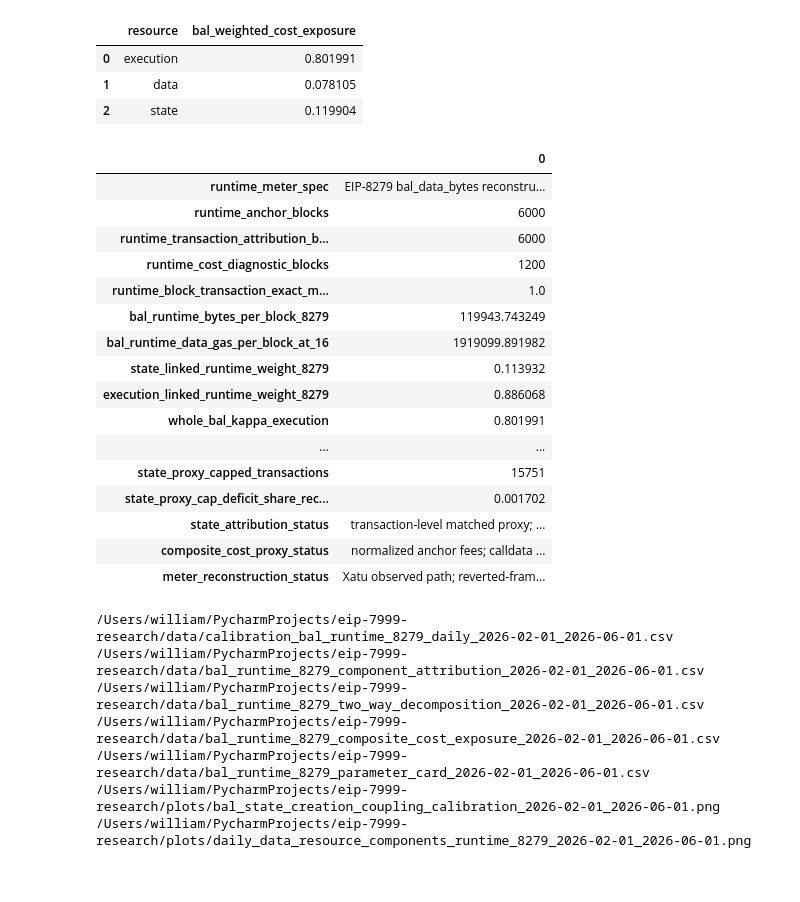
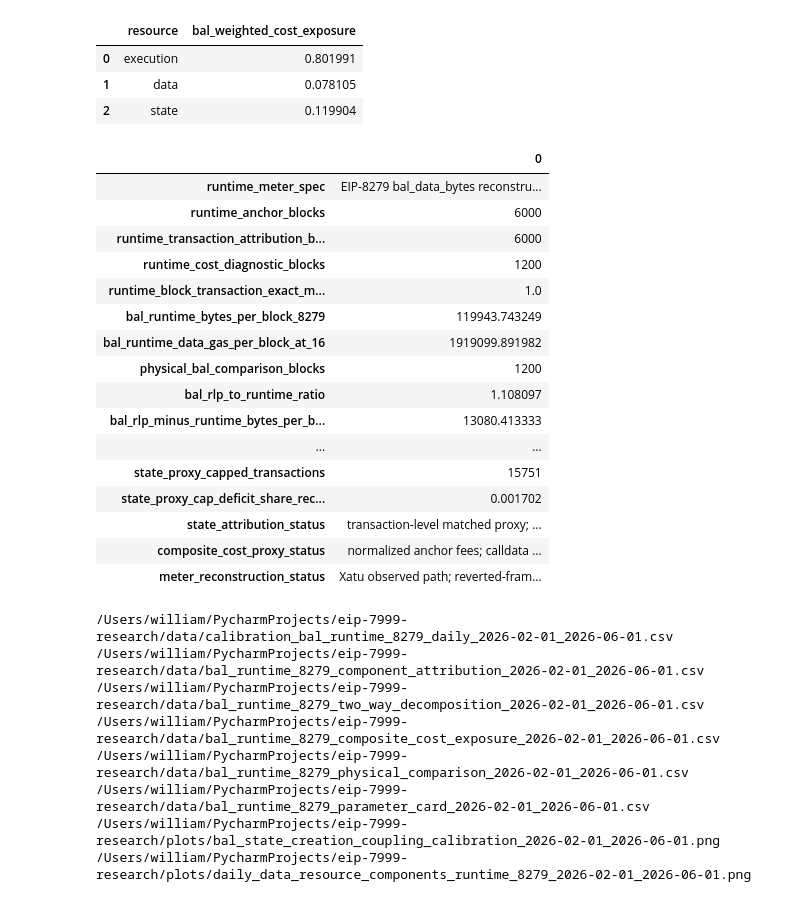
Before and after one commit to M1kuW1ll/eip-7999-research, a Jupyter notebook: notebooks/1.11-bal-state-creation-coupling-calibration.ipynb, the cells around one changed output. Drawn from its saved outputs; the diff is of its cells as text; code cells hidden in the pictures.

```diff
--- a/notebooks/1.11-bal-state-creation-coupling-calibration.ipynb
+++ b/notebooks/1.11-bal-state-creation-coupling-calibration.ipynb
@@ -39,11 +39,13 @@ TX_RUNTIME_CSV = DATA_DIR / f'calibration_xatu_bal_runtime_8279_transactions_{DA
 TX_GAS_INPUTS_CSV = DATA_DIR / f'calibration_xatu_bal_runtime_8279_transaction_gas_inputs_{DATE_TAG}.csv'
 BLOCK_RUNTIME_CSV = DATA_DIR / f'calibration_xatu_bal_runtime_8279_blocks_{DATE_TAG}.csv'
 STATE_EXECUTION_BLOCK_CSV = DATA_DIR / f'calibration_xatu_bal_runtime_8279_state_execution_blocks_{DATE_TAG}.csv'
+BAL_PHYSICAL_BLOCK_CSV = DATA_DIR / f'calibration_bal_block_predictions_{DATE_TAG}.csv'
 DAILY_ACCOUNTING_CSV = DATA_DIR / f'daily_accounting_panel_calibrated_with_bal_{DATE_TAG}.csv'
 OUT_DAILY_CSV = DATA_DIR / f'calibration_bal_runtime_8279_daily_{DATE_TAG}.csv'
 OUT_COMPONENTS_CSV = DATA_DIR / f'bal_runtime_8279_component_attribution_{DATE_TAG}.csv'
 OUT_TWO_WAY_CSV = DATA_DIR / f'bal_runtime_8279_two_way_decomposition_{DATE_TAG}.csv'
 OUT_EXPOSURE_CSV = DATA_DIR / f'bal_runtime_8279_composite_cost_exposure_{DATE_TAG}.csv'
+OUT_PHYSICAL_COMPARISON_CSV = DATA_DIR / f'bal_runtime_8279_physical_comparison_{DATE_TAG}.csv'
 OUT_CARD_CSV = DATA_DIR / f'bal_runtime_8279_parameter_card_{DATE_TAG}.csv'
 COUPLING_PLOT = PLOT_DIR / f'bal_state_creation_coupling_calibration_{DATE_TAG}.png'
 DATA_COMPONENT_PLOT = PLOT_DIR / f'daily_data_resource_components_runtime_8279_{DATE_TAG}.png'
@@ -81,7 +83,7 @@ The 51-byte static allowance per EIP-7702 authorization and entries covered by t
 # %%
 required = [
     TX_RUNTIME_CSV, TX_GAS_INPUTS_CSV, BLOCK_RUNTIME_CSV,
-    STATE_EXECUTION_BLOCK_CSV, DAILY_ACCOUNTING_CSV,
+    STATE_EXECUTION_BLOCK_CSV, BAL_PHYSICAL_BLOCK_CSV, DAILY_ACCOUNTING_CSV,
 ]
 missing = [str(path) for path in required if not path.exists()]
 if missing:
@@ -92,6 +94,7 @@ tx_runtime_raw = pd.read_csv(TX_RUNTIME_CSV)
 tx_gas_inputs = pd.read_csv(TX_GAS_INPUTS_CSV)
 runtime_blocks = pd.read_csv(BLOCK_RUNTIME_CSV)
 attribution_blocks = pd.read_csv(STATE_EXECUTION_BLOCK_CSV)
+bal_physical_blocks = pd.read_csv(BAL_PHYSICAL_BLOCK_CSV)
 daily_accounting = pd.read_csv(DAILY_ACCOUNTING_CSV)
 
 tx_runtime = attribute_direct_state_runtime_bytes(tx_runtime_raw)
@@ -409,6 +483,10 @@ card = pd.DataFrame([{
     'runtime_block_transaction_exact_match_share': validation['difference'].eq(0).mean(),
     'bal_runtime_bytes_per_block_8279': RUNTIME_ANCHOR,
     'bal_runtime_data_gas_per_block_at_16': RUNTIME_DATA_GAS_16,
+    'physical_bal_comparison_blocks': len(exact_bal_comparison),
+    'bal_rlp_to_runtime_ratio': BAL_PHYSICAL_TO_RUNTIME_RATIO,
+    'bal_rlp_minus_runtime_bytes_per_block': BAL_RLP_MINUS_RUNTIME_BYTES_PER_BLOCK,
+    'bal_adjusted_content_mb_at_90m_sample_mean_bal': physical_comparison.loc[0, 'bal_adjusted_content_mb_at_90m_sample_mean_bal'],
     'state_linked_runtime_weight_8279': STATE_WEIGHT,
     'execution_linked_runtime_weight_8279': EXECUTION_WEIGHT,
     'whole_bal_kappa_execution': WHOLE_KAPPA['execution'],
@@ -424,36 +502,39 @@ card = pd.DataFrame([{
     'composite_cost_proxy_status': tx_cost_panel['composite_cost_proxy_status'].iloc[0],
     'meter_reconstruction_status': 'Xatu observed path; reverted-frame storage-value bytes unavailable',
 }])
 card.to_csv(OUT_CARD_CSV, index=False)
 
 assert np.isclose(STATE_WEIGHT + EXECUTION_WEIGHT, 1.0)
 assert 0.10 < STATE_WEIGHT < 0.14
 assert np.isclose(sum(WHOLE_KAPPA.values()), 1.0)
 assert GAMMA_BAL_CENTRAL == 0
 assert RHO_ACCESS_CENTRAL == 1
 assert 115_000 < RUNTIME_ANCHOR < 125_000
+assert 1.05 < BAL_PHYSICAL_TO_RUNTIME_RATIO < 1.20
+assert 10_000 < BAL_RLP_MINUS_RUNTIME_BYTES_PER_BLOCK < 20_000
 assert runtime_blocks['bal_runtime_bytes_8279'].ge(0).all()
 
 display(card.T)
 print(OUT_DAILY_CSV)
 print(OUT_COMPONENTS_CSV)
 print(OUT_TWO_WAY_CSV)
 print(OUT_EXPOSURE_CSV)
+print(OUT_PHYSICAL_COMPARISON_CSV)
 print(OUT_CARD_CSV)
 print(COUPLING_PLOT)
 print(DATA_COMPONENT_PLOT)
 # %% [output]
 |  | 0 |
 | runtime_meter_spec | EIP-8279 bal_data_bytes reconstru... |
 | runtime_anchor_blocks | 6000 |
 | runtime_transaction_attribution_b... | 6000 |
 | runtime_cost_diagnostic_blocks | 1200 |
 | runtime_block_transaction_exact_m... | 1.0 |
 | bal_runtime_bytes_per_block_8279 | 119943.743249 |
 | bal_runtime_data_gas_per_block_at_16 | 1919099.891982 |
-| state_linked_runtime_weight_8279 | 0.113932 |
-| execution_linked_runtime_weight_8279 | 0.886068 |
-| whole_bal_kappa_execution | 0.801991 |
+| physical_bal_comparison_blocks | 1200 |
+| bal_rlp_to_runtime_ratio | 1.108097 |
+| bal_rlp_minus_runtime_bytes_per_b... | 13080.413333 |
 | ... | ... |
 | state_proxy_capped_transactions | 15751 |
 | state_proxy_cap_deficit_share_rec... | 0.001702 |
@@ -464,6 +545,7 @@ print(DATA_COMPONENT_PLOT)
 /Users/william/PycharmProjects/eip-7999-research/data/bal_runtime_8279_component_attribution_2026-02-01_2026-06-01.csv
 /Users/william/PycharmProjects/eip-7999-research/data/bal_runtime_8279_two_way_decomposition_2026-02-01_2026-06-01.csv
 /Users/william/PycharmProjects/eip-7999-research/data/bal_runtime_8279_composite_cost_exposure_2026-02-01_2026-06-01.csv
+/Users/william/PycharmProjects/eip-7999-research/data/bal_runtime_8279_physical_comparison_2026-02-01_2026-06-01.csv
 /Users/william/PycharmProjects/eip-7999-research/data/bal_runtime_8279_parameter_card_2026-02-01_2026-06-01.csv
 /Users/william/PycharmProjects/eip-7999-research/plots/bal_state_creation_coupling_calibration_2026-02-01_2026-06-01.png
 /Users/william/PycharmProjects/eip-7999-research/plots/daily_data_resource_components_runtime_8279_2026-02-01_2026-06-01.png
```
Also changed, not shown: parts of 2 cells of this notebook, 7 other files.
